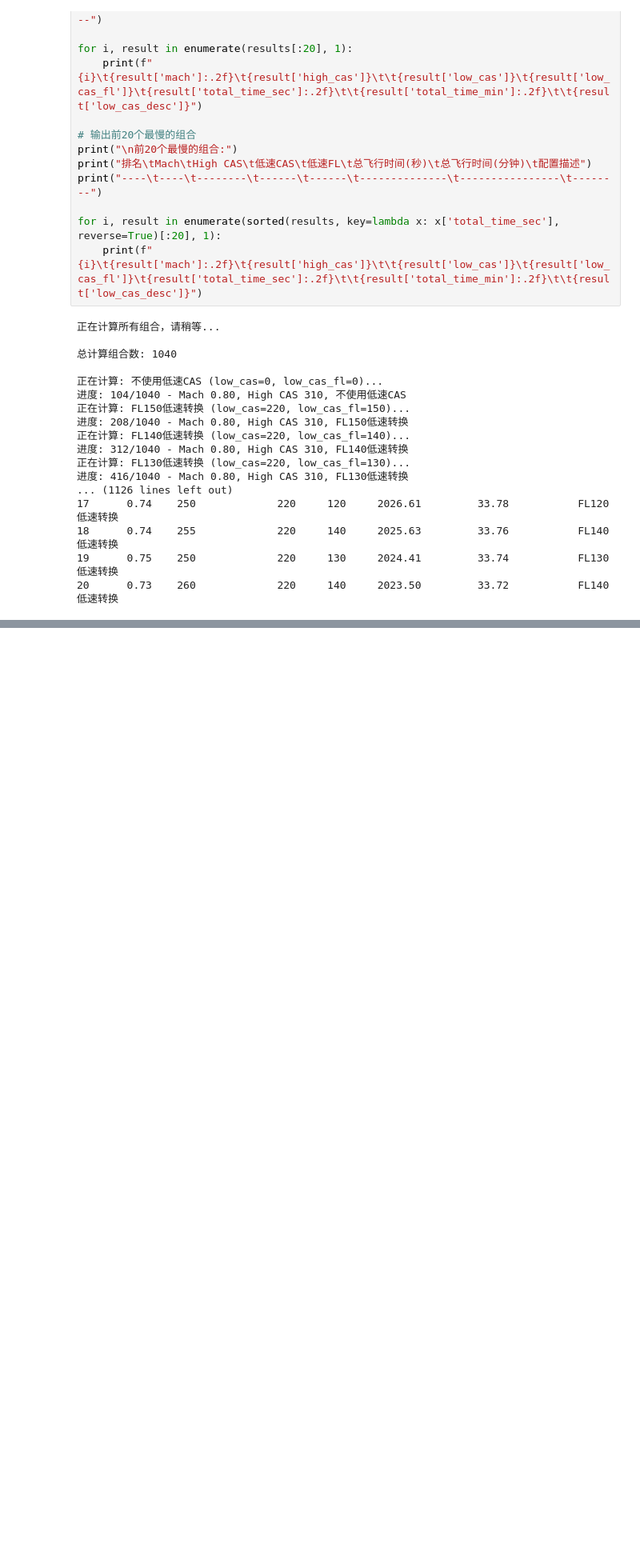
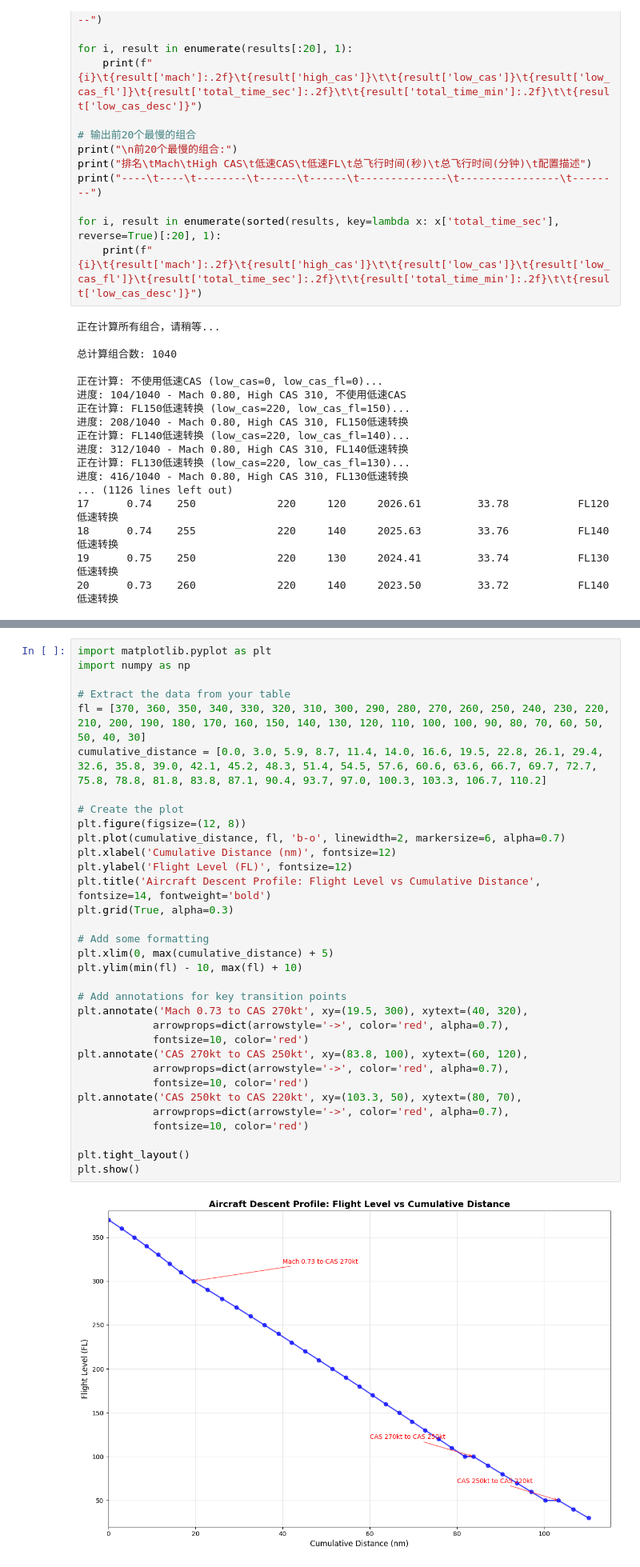
Before and after one commit to LongQin0121/4D_Optimization, a Jupyter notebook: ZZ_test.ipynb, the cells around one changed output, grey strips where cells are left out. Shown at 80% size. Drawn from its saved outputs; the diff is of its cells as text; blank space fills up the shorter version.

```diff
--- a/ZZ_test.ipynb
+++ b/ZZ_test.ipynb
@@ -569,0 +1266,35 @@ for mach in mach_values:
+# %%
+import matplotlib.pyplot as plt
+import numpy as np
+
+# Extract the data from your table
+fl = [370, 360, 350, 340, 330, 320, 310, 300, 290, 280, 270, 260, 250, 240, 230, 220, 210, 200, 190, 180, 170, 160, 150, 140, 130, 120, 110, 100, 100, 90, 80, 70, 60, 50, 50, 40, 30]
+cumulative_distance = [0.0, 3.0, 5.9, 8.7, 11.4, 14.0, 16.6, 19.5, 22.8, 26.1, 29.4, 32.6, 35.8, 39.0, 42.1, 45.2, 48.3, 51.4, 54.5, 57.6, 60.6, 63.6, 66.7, 69.7, 72.7, 75.8, 78.8, 81.8, 83.8, 87.1, 90.4, 93.7, 97.0, 100.3, 103.3, 106.7, 110.2]
+
+# Create the plot
+plt.figure(figsize=(12, 8))
+plt.plot(cumulative_distance, fl, 'b-o', linewidth=2, markersize=6, alpha=0.7)
+plt.xlabel('Cumulative Distance (nm)', fontsize=12)
+plt.ylabel('Flight Level (FL)', fontsize=12)
+plt.title('Aircraft Descent Profile: Flight Level vs Cumulative Distance', fontsize=14, fontweight='bold')
+plt.grid(True, alpha=0.3)
+
+# Add some formatting
+plt.xlim(0, max(cumulative_distance) + 5)
+plt.ylim(min(fl) - 10, max(fl) + 10)
+
+# Add annotations for key transition points
+plt.annotate('Mach 0.73 to CAS 270kt', xy=(19.5, 300), xytext=(40, 320),
+            arrowprops=dict(arrowstyle='->', color='red', alpha=0.7),
+            fontsize=10, color='red')
+plt.annotate('CAS 270kt to CAS 250kt', xy=(83.8, 100), xytext=(60, 120),
+            arrowprops=dict(arrowstyle='->', color='red', alpha=0.7),
+            fontsize=10, color='red')
+plt.annotate('CAS 250kt to CAS 220kt', xy=(103.3, 50), xytext=(80, 70),
+            arrowprops=dict(arrowstyle='->', color='red', alpha=0.7),
+            fontsize=10, color='red')
+
+plt.tight_layout()
+plt.show()
+# %% [output]
+[figure, added]
```
Also changed, not shown: parts of 4 cells of this notebook, 2 other files.
